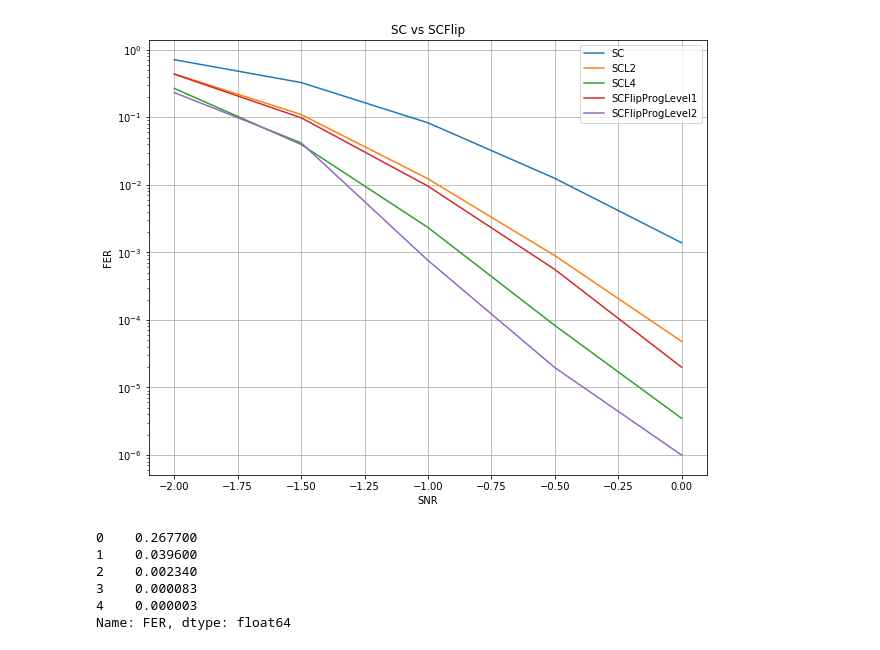
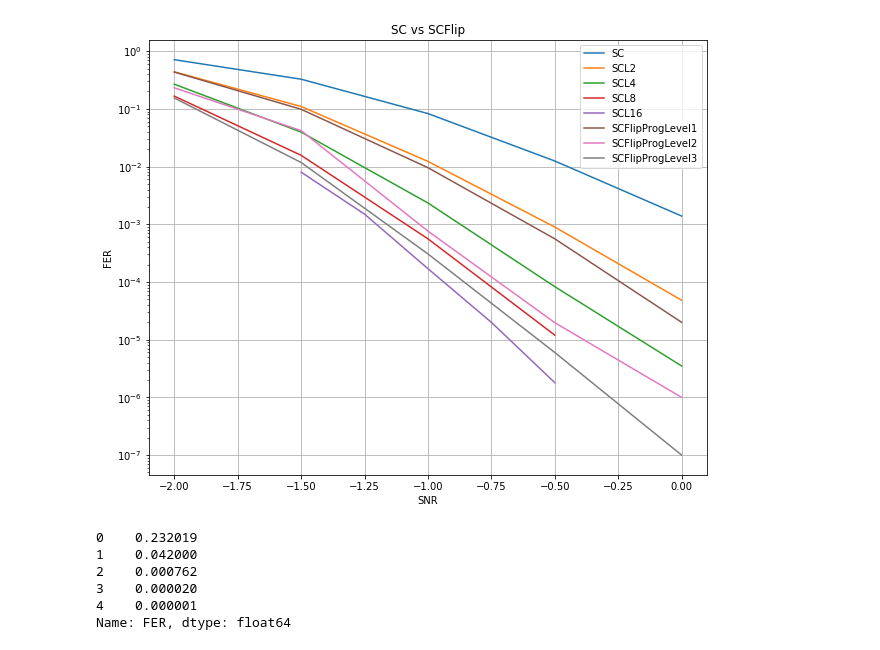
Before and after one commit to ISChetverikov/PolarCodes, a Jupyter notebook: results_plotting/PlotFerCurve.ipynb, the cells around one changed output. Saved outputs shown, nothing was run; the diff lists cells and outputs as text; code cells hidden in the pictures.

```diff
--- a/results_plotting/PlotFerCurve.ipynb
+++ b/results_plotting/PlotFerCurve.ipynb
@@ -1,39 +1,50 @@
 # %%
 import pandas as pd
 import matplotlib.pyplot as plt
 %matplotlib inline
 
 scl1_df = pd.read_csv("..//results//SCL1.results", skipinitialspace=True, sep=',', comment='#')
 scl2_df = pd.read_csv("..//results//SCL2.results", skipinitialspace=True, sep=',', comment='#')
 scl4_df = pd.read_csv("..//results//SCL4.results", skipinitialspace=True, sep=',', comment='#')
+scl8_df = pd.read_csv("..//results//SCL8.results", skipinitialspace=True, sep=',', comment='#')
+scl16_df = pd.read_csv("..//results//SCL16.results", skipinitialspace=True, sep=',', comment='#')
 scf1_df = pd.read_csv("..//results//SCFLIPPROG_488_level1_.results", skipinitialspace=True, sep=',', comment='#')
-scf2_df = pd.read_csv("..//results//SCFLIPPROG_488_level2_.results", skipinitialspace=True, sep=',', comment='#')
+scf2_df = pd.read_csv("..//results//SCFLIPPROG_488_level2_copy.results", skipinitialspace=True, sep=',', comment='#')
+scf3_df = pd.read_csv("..//results//SCFLIPPROG_488_level3_.results", skipinitialspace=True, sep=',', comment='#')
+
 
 snr = scl1_df['SNR']
 scl1 = scl1_df['FER']
 scl2 = scl2_df['FER']
 scl4 = scl4_df['FER']
+scl8 = scl8_df['FER']
+snr_l8 = scl8_df['SNR']
+
+scl16 = scl16_df['FER']
+snr_l16 = scl16_df['SNR']
+
 scf1 = scf1_df['FER']
 scf2 = scf2_df['FER']
+scf3 = scf3_df['FER']
 
 
 plt.figure(figsize=(10,8))
-plt.plot(snr, scl1, snr, scl2, snr, scl4, snr, scf1,snr, scf2);
+plt.plot(snr, scl1, snr, scl2, snr, scl4, snr_l8, scl8, snr_l16, scl16, snr, scf1,snr, scf2, snr, scf3);
 plt.title("SC vs SCFlip")
-plt.legend(["SC", "SCL2", "SCL4", "SCFlipProgLevel1","SCFlipProgLevel2"])
+plt.legend(["SC", "SCL2", "SCL4", "SCL8", "SCL16", "SCFlipProgLevel1","SCFlipProgLevel2","SCFlipProgLevel3"])
 plt.xlabel("SNR")
 plt.grid(True)
 plt.ylabel("FER")
 plt.yscale('log')
 plt.savefig("ScVsScFanoNew.png");
 # %% [output]
-[figure, old version]
+[figure, new version]
-# %%
-scl4
-# %% [output]
-0    0.267700
-1    0.039600
-2    0.002340
-3    0.000083
-4    0.000003
-Name: FER, dtype: float64
+# %%
+scf2
+# %% [output]
+0    0.232019
+1    0.042000
+2    0.000762
+3    0.000020
+4    0.000001
+Name: FER, dtype: float64
```
Also changed, not shown: 5 other files.
